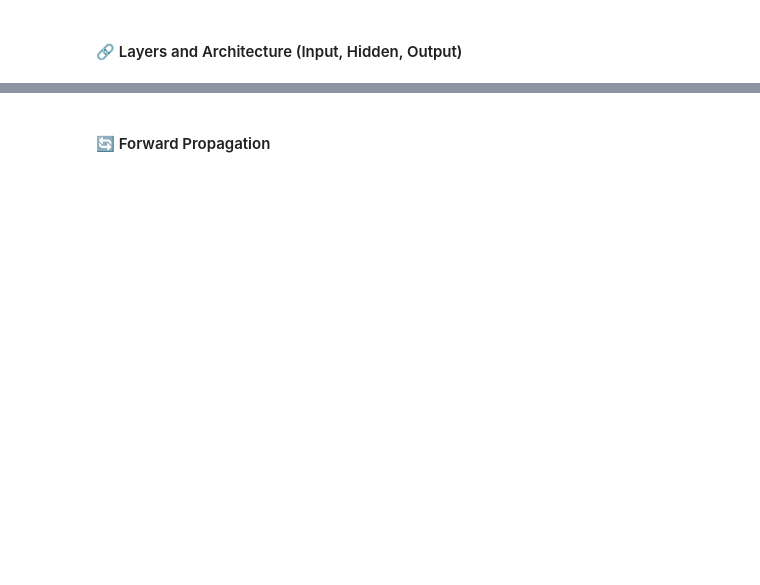
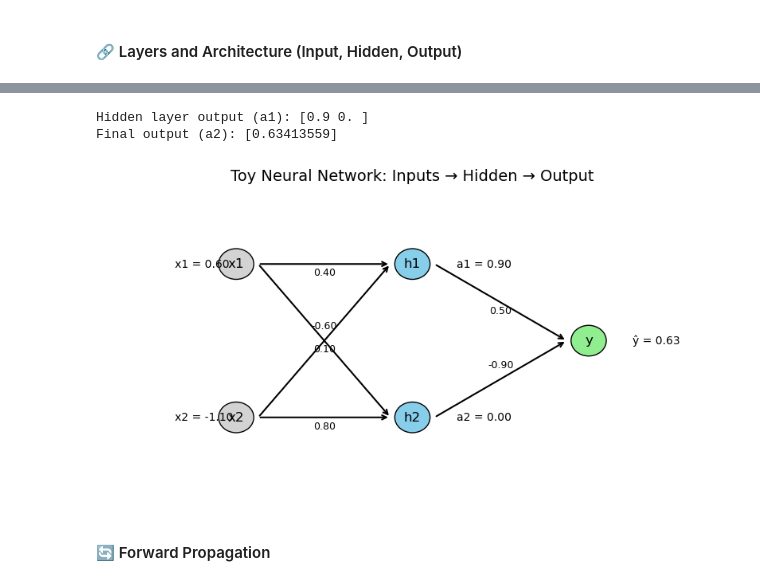
Before and after one commit to ashrithssreddy/genai-for-ds, a Jupyter notebook: 01_neural_networks.ipynb, the cells around one changed output, grey strips where cells are left out. Cells and saved outputs as stored; diff of their text form; code cells hidden in the pictures; blank space fills up the shorter version.

```diff
--- a/01_neural_networks.ipynb
+++ b/01_neural_networks.ipynb
@@ -130,3 +313,81 @@ ___
+# %%
+# Toy input sample (2 features)
+x_toy = np.array([0.6, -1.1])
+
+# Toy layer weights and biases
+W1_toy = np.array([[0.4, -0.6],
+                   [0.1,  0.8]])
+b1_toy = np.array([0.0, 0.2])
+
+W2_toy = np.array([[0.5, -0.9]])
+b2_toy = np.array([0.1])
+
+# Forward pass through toy 2-layer net
+z1_toy = np.dot(W1_toy, x_toy) + b1_toy
+a1_toy = relu(z1_toy)
+
+z2_toy = np.dot(W2_toy, a1_toy) + b2_toy
+a2_toy = sigmoid(z2_toy)
+
+print("Hidden layer output (a1):", a1_toy)
+print("Final output (a2):", a2_toy);
+# %% [output]
+Hidden layer output (a1): [0.9 0. ]
+Final output (a2): [0.63413559]
+# %%
+def draw_labeled_net(x, W1, b1, W2, b2, a1, a2):
+    fig, ax = plt.subplots(figsize=(10, 5))
+    ax.axis('off')
+
+    coords = {
+        'x1': (0, 1), 'x2': (0, -1),
+        'h1': (2, 1), 'h2': (2, -1),
+        'y': (4, 0)
+    }
+
+    # Draw nodes
+    for name, (x_coord, y_coord) in coords.items():
+        color = 'lightgray' if name.startswith('x') else ('skyblue' if name.startswith('h') else 'lightgreen')
+        circle = plt.Circle((x_coord, y_coord), 0.2, color=color, ec='black', zorder=2)
+        ax.add_artist(circle)
+        ax.text(x_coord, y_coord, name, fontsize=12, ha='center', va='center', zorder=3)
+
+    # Draw edges with weights
+    for i, xi in enumerate(['x1', 'x2']):
+        for j, hj in enumerate(['h1', 'h2']):
+            x0, y0 = coords[xi]
+            x1, y1 = coords[hj]
+            weight = W1[j, i]
+            ax.annotate('', xy=(x1-0.25, y1), xytext=(x0+0.25, y0),
+                        arrowprops=dict(arrowstyle='->', lw=1.5))
+            label_offset = 0.15 if y1 > y0 else -0.15
+            ax.text((x0+x1)/2, (y0+y1)/2 + label_offset, f'{weight:.2f}', fontsize=9, ha='center')
+
+    for j, hj in enumerate(['h1', 'h2']):
+        x0, y0 = coords[hj]
+        x1, y1 = coords['y']
+        weight = W2[0, j]
+        ax.annotate('', xy=(x1-0.25, y1), xytext=(x0+0.25, y0),
+                    arrowprops=dict(arrowstyle='->', lw=1.5))
+        label_offset = 0.15 if y1 > y0 else -0.15
+        ax.text((x0+x1)/2, (y0+y1)/2 + label_offset, f'{weight:.2f}', fontsize=9, ha='center')
+
+    # Value labels — nudged away from node centers
+    ax.text(-0.7, 1, f"x1 = {x[0]:.2f}", fontsize=10, ha='left', va='center')
+    ax.text(-0.7, -1, f"x2 = {x[1]:.2f}", fontsize=10, ha='left', va='center')
+    ax.text(2.5, 1, f"a1 = {a1[0]:.2f}", fontsize=10, ha='left', va='center')
+    ax.text(2.5, -1, f"a2 = {a1[1]:.2f}", fontsize=10, ha='left', va='center')
+    ax.text(4.5, 0, f"ŷ = {a2[0]:.2f}", fontsize=10, ha='left', va='center')
+
+    plt.title("Toy Neural Network: Inputs → Hidden → Output", fontsize=14)
+    plt.xlim(-1.5, 5.5)
+    plt.ylim(-2, 2)
+    plt.show();
+
+# Run it again with same toy values
+draw_labeled_net(x_toy, W1_toy, b1_toy, W2_toy, b2_toy, a1_toy, a2_toy)
+# %% [output]
+[figure, added]
 # %% [markdown]
 <a id="forward-propagation"></a>
 #### 🔄 Forward Propagation
```
Also changed, not shown: parts of 17 cells of this notebook.
